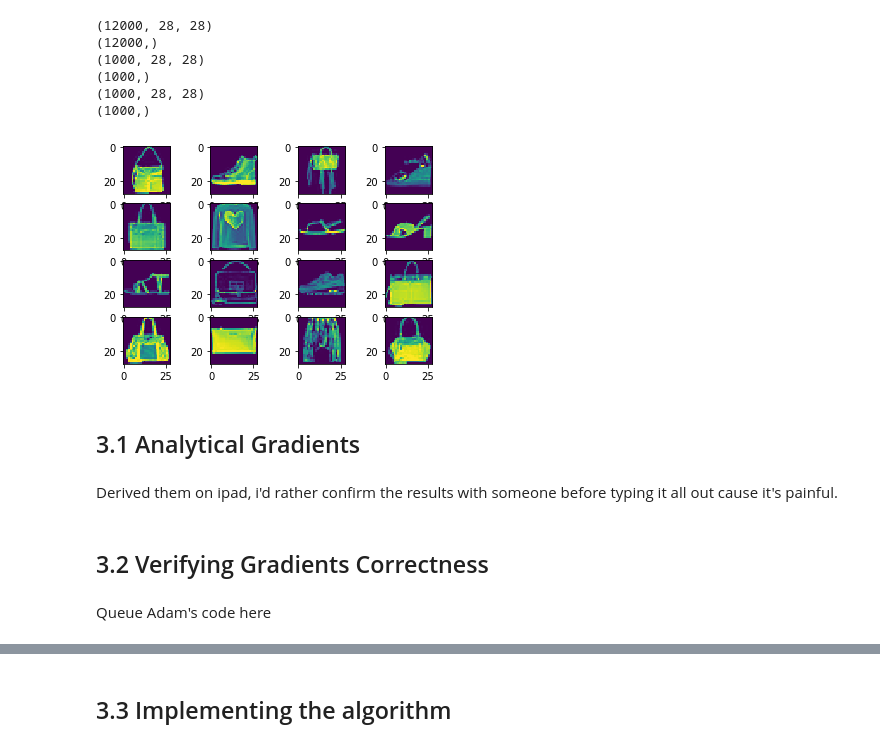
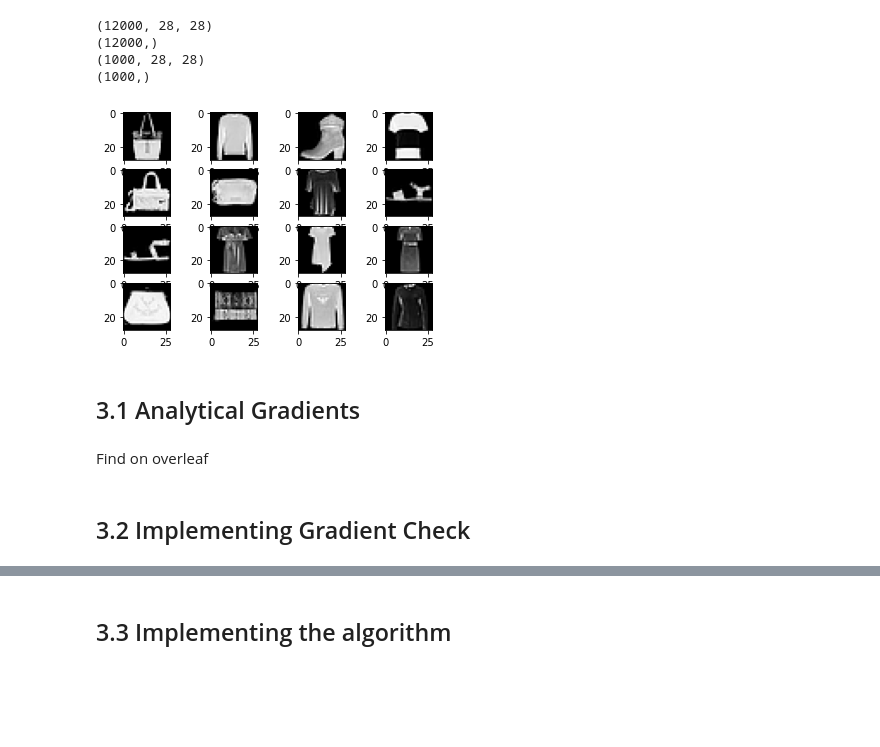
Before and after one commit to adamnpeace/comp90-cw1, a Jupyter notebook: q3/q3-ksenia.ipynb, the cells around one changed output, grey strips where cells are left out. Cells and saved outputs as stored; diff of their text form; code cells hidden in the pictures; blank space fills up the shorter version.

```diff
--- a/q3/q3-ksenia.ipynb
+++ b/q3/q3-ksenia.ipynb
@@ -1,6 +1,11 @@
 # %%
+
 import numpy as np
+using_numpy = True
+
 from matplotlib import pyplot as plt
+plt.set_cmap("gray") # Otherwise grayscale images look purple
+%matplotlib inline
 # %%
 !curl -fsS http://udon.stacken.kth.se/\~ninjin/comp0090_assignment_1_data.tar.gz -o /tmp/data.tar.gz
 !tar -x -z -f /tmp/data.tar.gz
@@ -17,27 +20,24 @@ print(trainxs.shape)
 print(trainys.shape)
 print(devxs.shape)
 print(devys.shape)
-print(testxs.shape)
-print(testys.shape)
 # %% [output]
 (12000, 28, 28)
 (12000,)
 (1000, 28, 28)
 (1000,)
-(1000, 28, 28)
-(1000,)
 # %%
 f, axarr = plt.subplots(4,4)
 for i in range(4):
     for j in range(4):
-        axarr[i, j].imshow(trainxs[np.random.randint(0, len(trainxs))])
+        img = trainxs[np.random.randint(0, len(trainxs))]
+        if not using_numpy:
+            img = img.get()
+        axarr[i, j].imshow(img)
 # %% [output]
-[figure, old version]
+[figure, new version]
 # %% [markdown]
 ## 3.1 Analytical Gradients
-# %% [markdown]
-Derived them on ipad, i'd rather confirm the results with someone before typing it all out cause it's painful.
+# %% [markdown]
+Find on overleaf
 # %% [markdown]
-## 3.2 Verifying Gradients Correctness
+## 3.2 Implementing Gradient Check
-# %% [markdown]
-Queue Adam's code here
```
Also changed, not shown: parts of 27 cells of this notebook.
